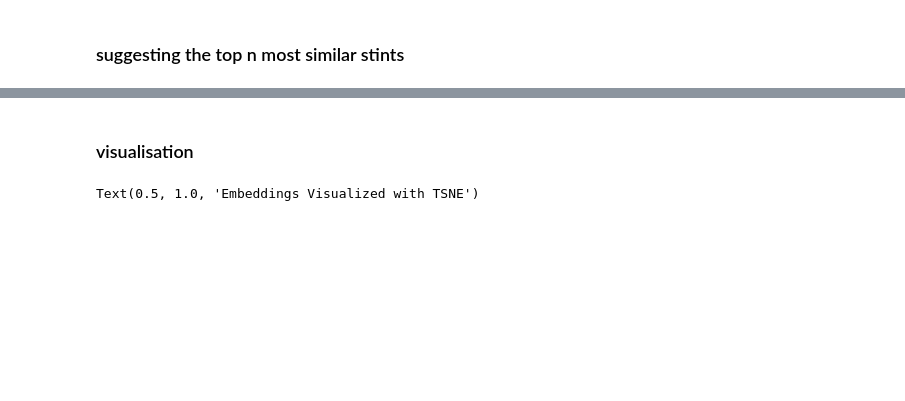
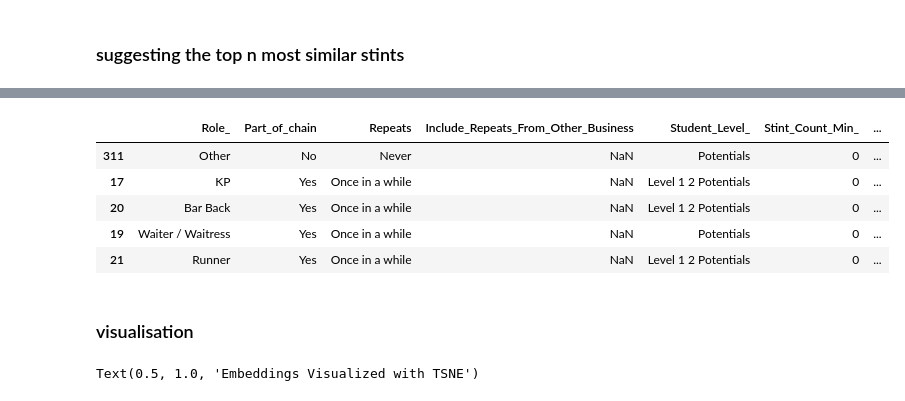
Before and after one commit to tawonque/students-jobs, a Jupyter notebook: notebooks/stints.ipynb, the cells around one changed output, grey strips where cells are left out. Saved outputs shown, nothing was run; the diff lists cells and outputs as text; code cells hidden in the pictures; blank space fills up the shorter version.

```diff
--- a/notebooks/stints.ipynb
+++ b/notebooks/stints.ipynb
@@ -371,7 +399,7 @@ autoencoder.compile(optimizer='adadelta', loss='mean_squared_error') #mean_squar
 backend.clear_session()
 # %%
 autoencoder.fit(X_train, X_train,
-                epochs=1000,
+                epochs=10000,
                 batch_size=50,
                 shuffle=True,
                 callbacks=[TensorBoard(log_dir='/Users/tavo/code/stint/tmp/autoencoder')]
@@ -468,3 +549,16 @@ array([[1.        , 0.36523688, 0.53973496, ..., 0.5206123 , 0.5206123 ,
+# %%
+# let's say that one stint of the testing dataset is a new stint.
+# encoded_train are those stints used to train - our historical
+# How does the new stint compare to other stints?
+
+find_similar(encoded_new_stints[3], encoded_train, stints_data)
+# %% [output]
+|  | Role_ | Part_of_chain | Repeats | Include_Repeats_From_Other_Business | Student_Level_ | Stint_Count_Min_ | ... |
+| 311 | Other | No | Never | NaN | Potentials | 0 | ... |
+| 17 | KP | Yes | Once in a while | NaN | Level 1 2 Potentials | 0 | ... |
+| 20 | Bar Back | Yes | Once in a while | NaN | Level 1 2 Potentials | 0 | ... |
+| 19 | Waiter / Waitress | Yes | Once in a while | NaN | Potentials | 0 | ... |
+| 21 | Runner | Yes | Once in a while | NaN | Level 1 2 Potentials | 0 | ... |
 # %% [markdown]
 ### visualisation
 # %%
```
Also changed, not shown: parts of 40 cells of this notebook, 10 other files.
